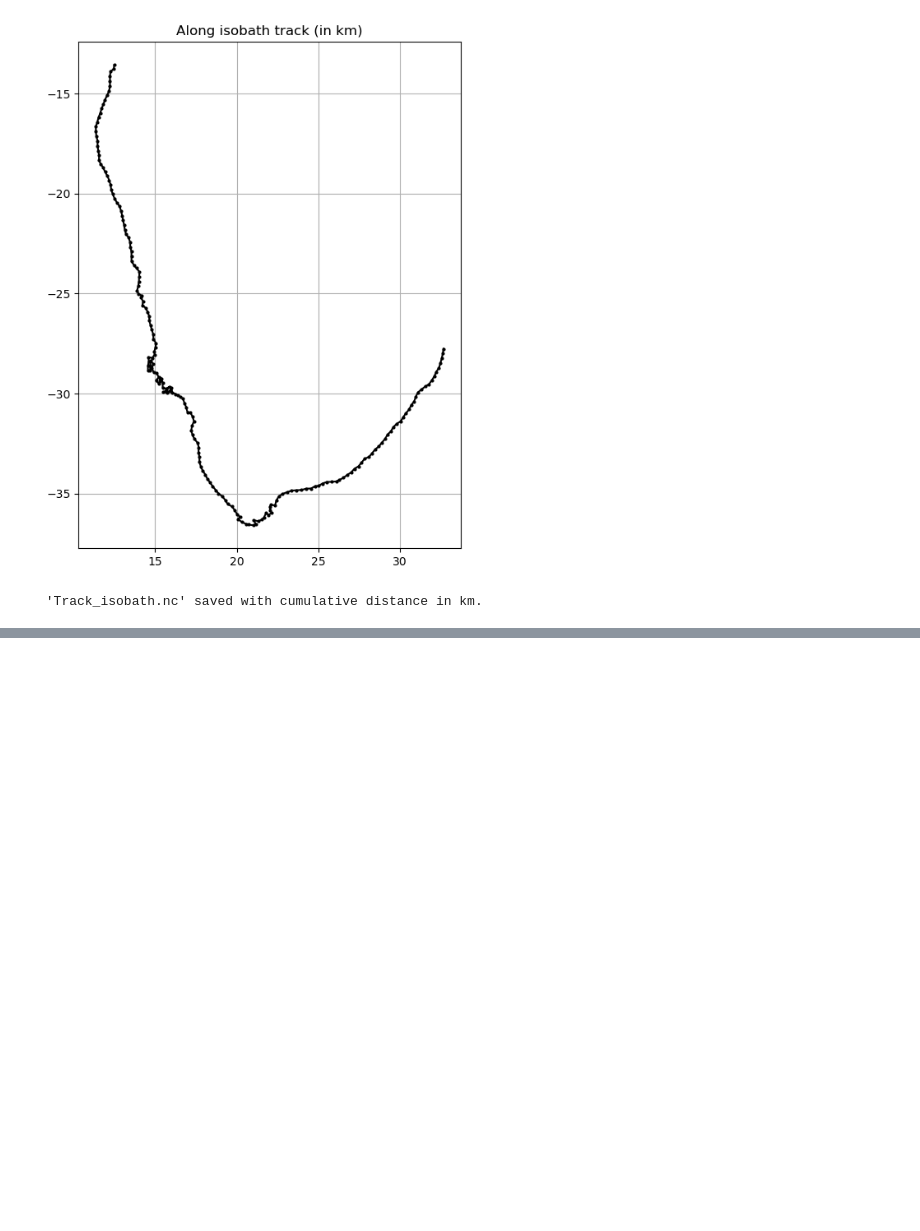
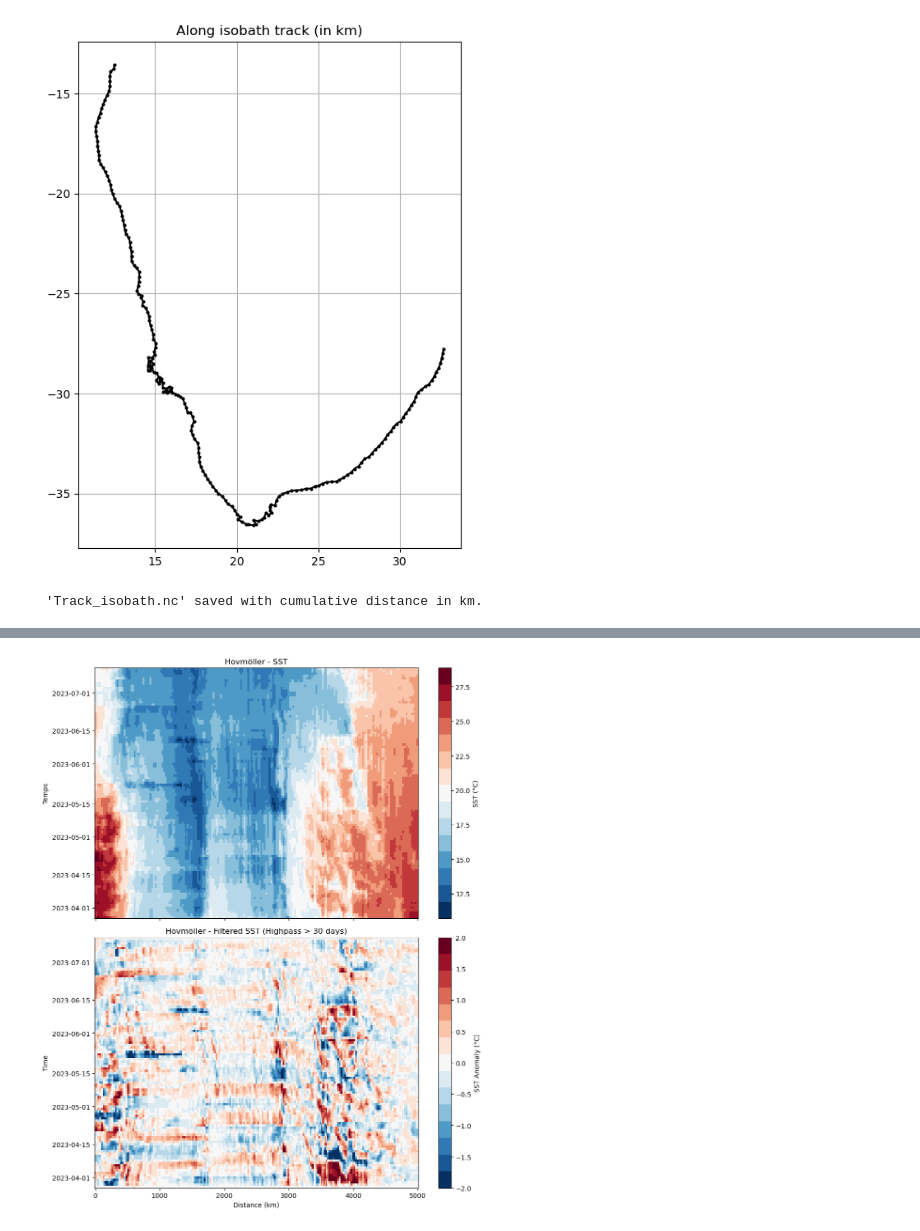
Before and after one commit to polilea7-create/SWOT_CTW, a Jupyter notebook: Track_alongthecoast.ipynb, the cells around one changed output, grey strips where cells are left out. Drawn from its saved outputs; the diff is of its cells as text; code cells hidden in the pictures; blank space fills up the shorter version.

Commit message:
Updategood Track_alongthecoast.ipynb notebook

```diff
--- a/Track_alongthecoast.ipynb
+++ b/Track_alongthecoast.ipynb
@@ -180,0 +237,80 @@ plt.show()
+# %%
+#### 4. SST Hovmoller
+###################################################################################################################
+# Track data
+###################################################################################################################
+ds_track = xr.open_dataset('/Users/ABC/Desktop/munich/Track_isobath.nc')
+lons = ds_track.lon_final.values
+lats = ds_track.lat_final.values
+dist = ds_track.cumulative_dist_km.values
+
+###################################################################################################################
+# SST DATA (Fichier unique)
+###################################################################################################################
+file_path = '/Users/ABC/Desktop/munich/METOFFICE-GLO-SST-L4-REP-OBS-SST_analysed_sst_0.03E-34.97E_37.97S-0.03S_2023-03-28-2023-07-11.nc'
+ds = xr.open_dataset(file_path)
+
+# Note : Vérifiez le nom de la variable SST dans votre fichier.
+# Si c'est 'analysed_sst' ou 'sst', remplacez ci-dessous.
+# J'utilise 'analysed_sst' basé sur votre nom de fichier.
+var_name = 'analysed_sst'
+
+###################################################################################################################
+#Along track extraction
+###################################################################################################################
+# On crée le Dataset avec les noms qui correspondent à votre fichier SST
+track_coords = xr.Dataset(
+    {'longitude': (('npoints'), lons), 'latitude': (('npoints'), lats)},
+    coords={'npoints': np.arange(len(lons))}
+)
+
+hovmoller_data_sst = ds[var_name].interp(
+    longitude=track_coords.longitude,
+    latitude=track_coords.latitude,
+    method='linear'
+).compute()
+
+# Interpolation des valeurs manquantes le long de l'axe temporel
+hovmoller_data_sst = hovmoller_data_sst.interpolate_na(dim='time', method='linear', limit=5)
+###################################################################################################################
+#Filter (Highpass 30 days)
+###################################################################################################################
+fc = 1/30
+b, a = butter(4, fc, btype='high', analog=False, fs=1.0)
+
+sst_filtered = xr.apply_ufunc(
+    lambda x: filtfilt(b, a, x, axis=0),
+    hovmoller_data_sst,
+    input_core_dims=[['time']],
+    output_core_dims=[['time']],
+    vectorize=True,
+    dask="forbidden"
+)
+
+###################################################################################################################
+# Hovmöllers
+###################################################################################################################
+n_levels = 15
+cmap1 = plt.get_cmap('RdBu_r', n_levels)
+
+fig, axes = plt.subplots(2, 1, figsize=(10, 12), sharex=True)
+
+# Plot Brut (.values.T pour aligner temps/distance)
+im1 = axes[0].pcolormesh(dist, hovmoller_data_sst.time, hovmoller_data_sst.values-273.15,
+                         cmap=cmap1, shading='nearest')
+axes[0].set_title('Hovmöller - SST')
+axes[0].set_ylabel('Temps')
+plt.colorbar(im1, ax=axes[0], label='SST (°C)')
+
+# Plot Filtré
+im2 = axes[1].pcolormesh(dist, sst_filtered.time, sst_filtered.values.T,
+                         cmap=cmap1, shading='nearest',vmin=-2, vmax=2)
+axes[1].set_title('Hovmöller - Filtered SST (Highpass > 30 days)')
+axes[1].set_xlabel('Distance (km)')
+axes[1].set_ylabel('Time')
+plt.colorbar(im2, ax=axes[1], label='SST Anomaly (°C)')
+
+plt.tight_layout()
+plt.show()
+# %% [output]
+[figure, added]
```
Also changed, not shown: parts of 14 cells of this notebook.
